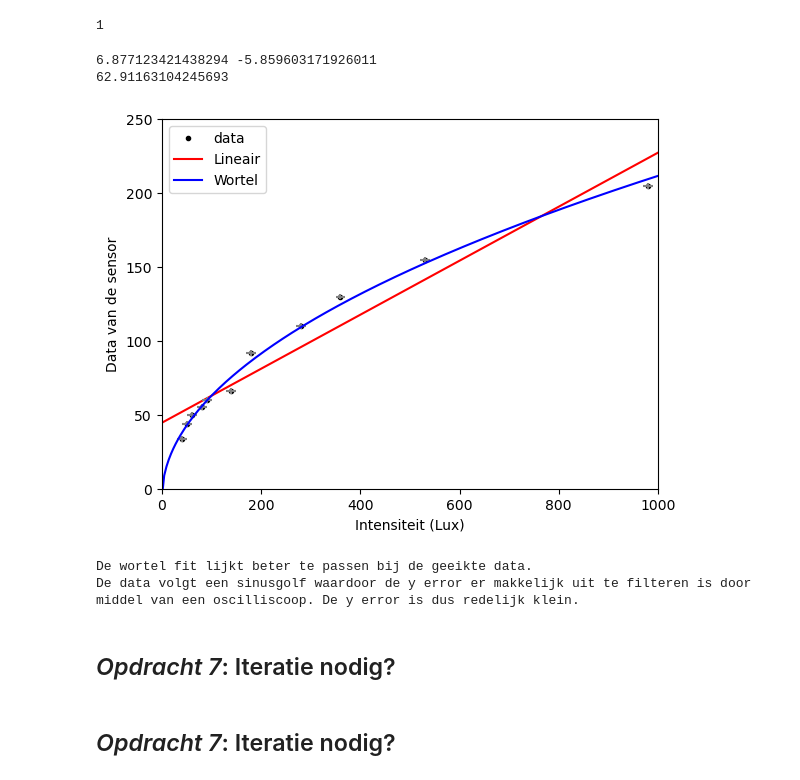
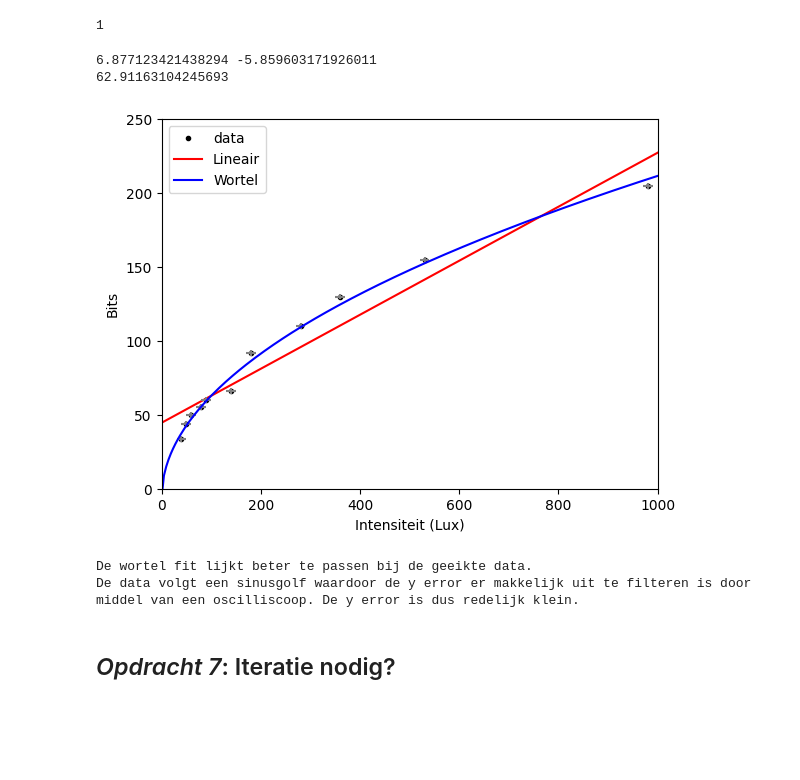
Before and after one commit to moostrum123/opdrachten-DEF-D, a Jupyter notebook: FysiekeOntwerpopdrachten/1KalibreerEenSensorDigitaalAnaloog/DEFOntwerpopdracht1KalibreerEenSensorInvulTemplate.ipynb, the cells around one changed output. Saved outputs shown, nothing was run; the diff lists cells and outputs as text; code cells hidden in the pictures; blank space fills up the shorter version.

Commit message:
Opdracht verbeterd

```diff
--- a/FysiekeOntwerpopdrachten/1KalibreerEenSensorDigitaalAnaloog/DEFOntwerpopdracht1KalibreerEenSensorInvulTemplate.ipynb
+++ b/FysiekeOntwerpopdrachten/1KalibreerEenSensorDigitaalAnaloog/DEFOntwerpopdracht1KalibreerEenSensorInvulTemplate.ipynb
@@ -78,39 +78,37 @@ sensor = np.array([205, 155, 110, 130, 92, 66, 60, 55, 50, 44, 33.5])
 def linear(x, a, b):
     return a * x + b
 
 def root(x, a, b):
     return a * np.sqrt(x) + b
 
 
 linvar, lincov = curve_fit(linear, lux, sensor)
 rootvar, rootcov = curve_fit(root, lux, sensor)
 print(*rootvar)
 print(root(100, *rootvar))
 x_test = np.linspace(0, 4600, 1000)
 xerr = 10
 yerr = 2
 
 plt.plot(lux, sensor, "k.", label = "data")
 plt.plot(x_test, linear(x_test, *linvar), "r-", label="Lineair")
 plt.errorbar(lux, sensor, xerr=xerr, yerr=yerr, fmt="none", ecolor="gray")
 plt.plot(x_test, root(x_test, *rootvar), "b-", label="Wortel")
 plt.xlabel("Intensiteit (Lux)")
-plt.ylabel("Data van de sensor")
+plt.ylabel("Bits")
 plt.legend()
 plt.xlim(0, 1000)
 plt.ylim(0, 250)
 plt.show()
 
 print("De wortel fit lijkt beter te passen bij de geeikte data.")
 print("De data volgt een sinusgolf waardoor de y error er makkelijk uit te filteren is door middel van een oscilliscoop. De y error is dus redelijk klein.")
 # %% [output]
 6.877123421438294 -5.859603171926011
 62.91163104245693
-[figure, old version]
+[figure, new version]
 De wortel fit lijkt beter te passen bij de geeikte data.
 De data volgt een sinusgolf waardoor de y error er makkelijk uit te filteren is door middel van een oscilliscoop. De y error is dus redelijk klein.
-# %% [markdown]
-## *Opdracht 7*: Iteratie nodig?
 # %% [markdown]
 ## *Opdracht 7*: Iteratie nodig?
 # %% [markdown]
```
Also changed, not shown: parts of 4 cells of this notebook.
